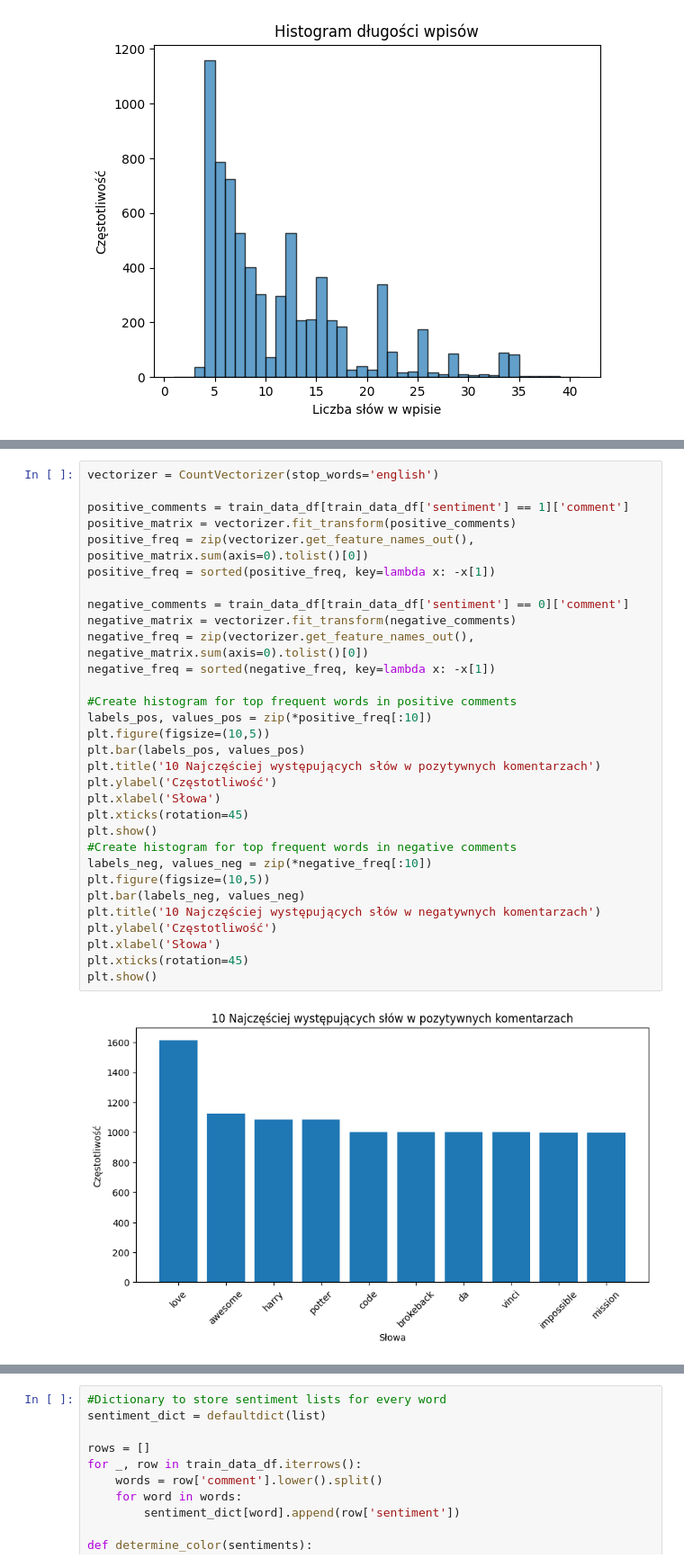
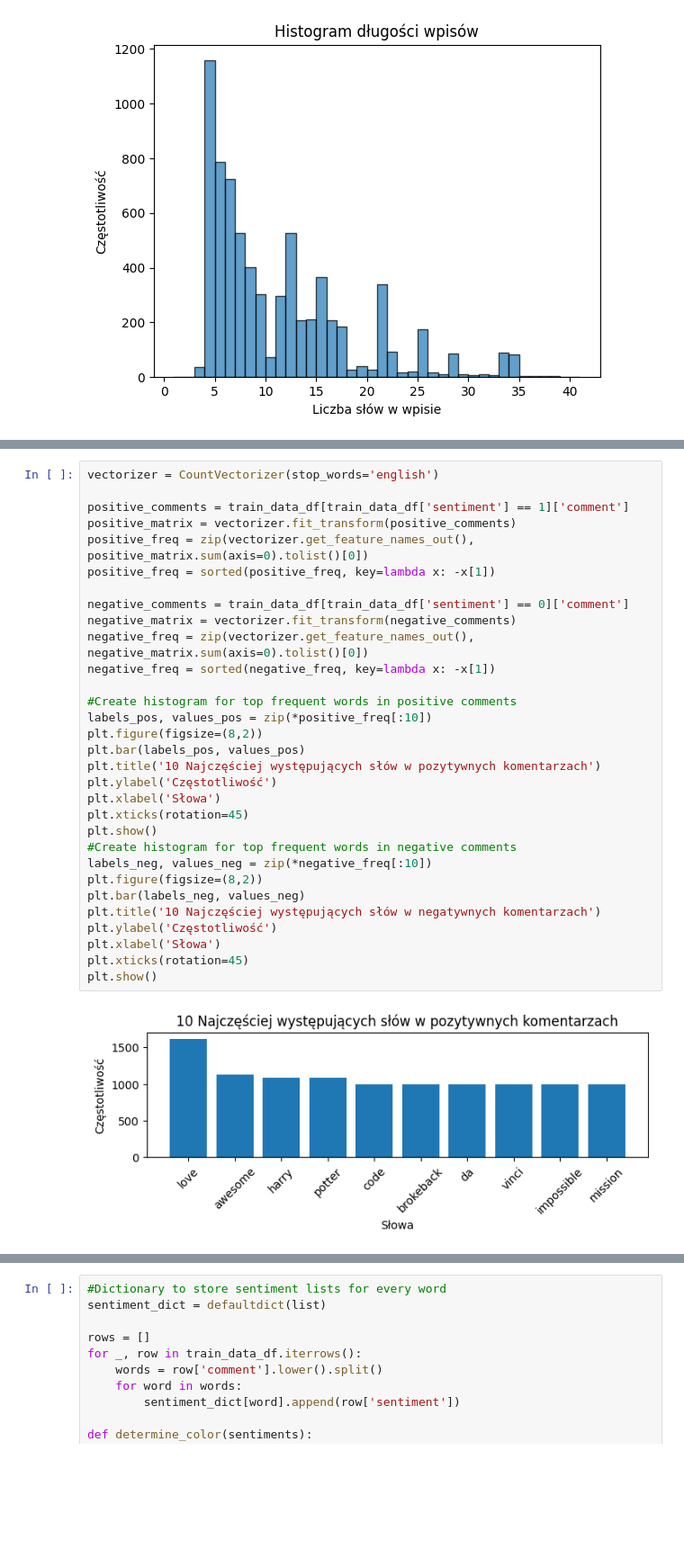
Before and after one commit to agomolka/MAThesisSentimentAnalysis, a Jupyter notebook: Social_Media_Text_Sentiment_Analysis.ipynb, the cells around one changed output, grey strips where cells are left out. Shown at 90% size. Saved outputs shown, nothing was run; the diff lists cells and outputs as text; blank space fills up the shorter version.

```diff
--- a/Social_Media_Text_Sentiment_Analysis.ipynb
+++ b/Social_Media_Text_Sentiment_Analysis.ipynb
@@ -177,33 +178,33 @@ plt.show()
 # %%
 vectorizer = CountVectorizer(stop_words='english')
 
 positive_comments = train_data_df[train_data_df['sentiment'] == 1]['comment']
 positive_matrix = vectorizer.fit_transform(positive_comments)
 positive_freq = zip(vectorizer.get_feature_names_out(), positive_matrix.sum(axis=0).tolist()[0])
 positive_freq = sorted(positive_freq, key=lambda x: -x[1])
 
 negative_comments = train_data_df[train_data_df['sentiment'] == 0]['comment']
 negative_matrix = vectorizer.fit_transform(negative_comments)
 negative_freq = zip(vectorizer.get_feature_names_out(), negative_matrix.sum(axis=0).tolist()[0])
 negative_freq = sorted(negative_freq, key=lambda x: -x[1])
 
 #Create histogram for top frequent words in positive comments
 labels_pos, values_pos = zip(*positive_freq[:10])
-plt.figure(figsize=(10,5))
+plt.figure(figsize=(8,2))
 plt.bar(labels_pos, values_pos)
 plt.title('10 Najczęściej występujących słów w pozytywnych komentarzach')
 plt.ylabel('Częstotliwość')
 plt.xlabel('Słowa')
 plt.xticks(rotation=45)
 plt.show()
 #Create histogram for top frequent words in negative comments
 labels_neg, values_neg = zip(*negative_freq[:10])
-plt.figure(figsize=(10,5))
+plt.figure(figsize=(8,2))
 plt.bar(labels_neg, values_neg)
 plt.title('10 Najczęściej występujących słów w negatywnych komentarzach')
 plt.ylabel('Częstotliwość')
 plt.xlabel('Słowa')
 plt.xticks(rotation=45)
 plt.show()
 # %% [output]
-[figure, old version]
+[figure, new version]
```
Also changed, not shown: parts of 62 cells of this notebook.
